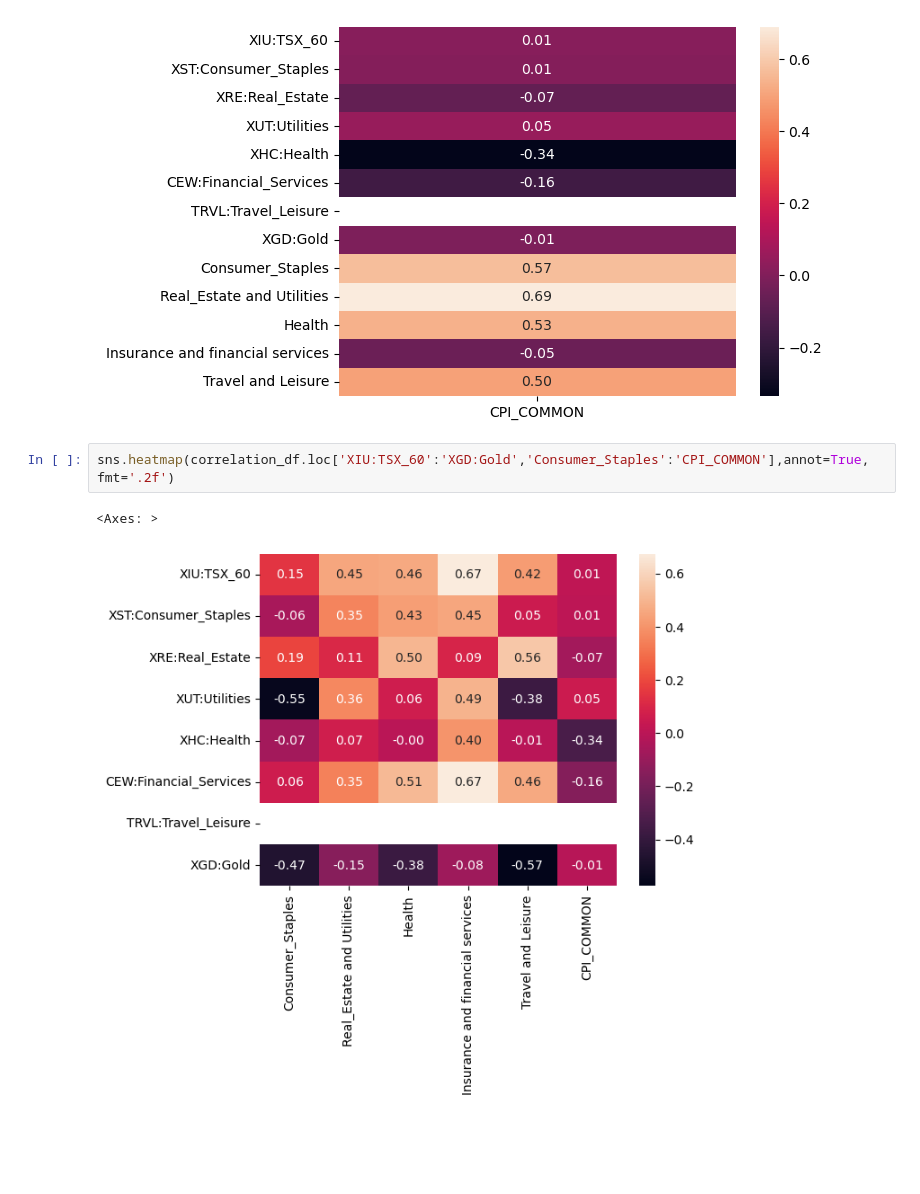
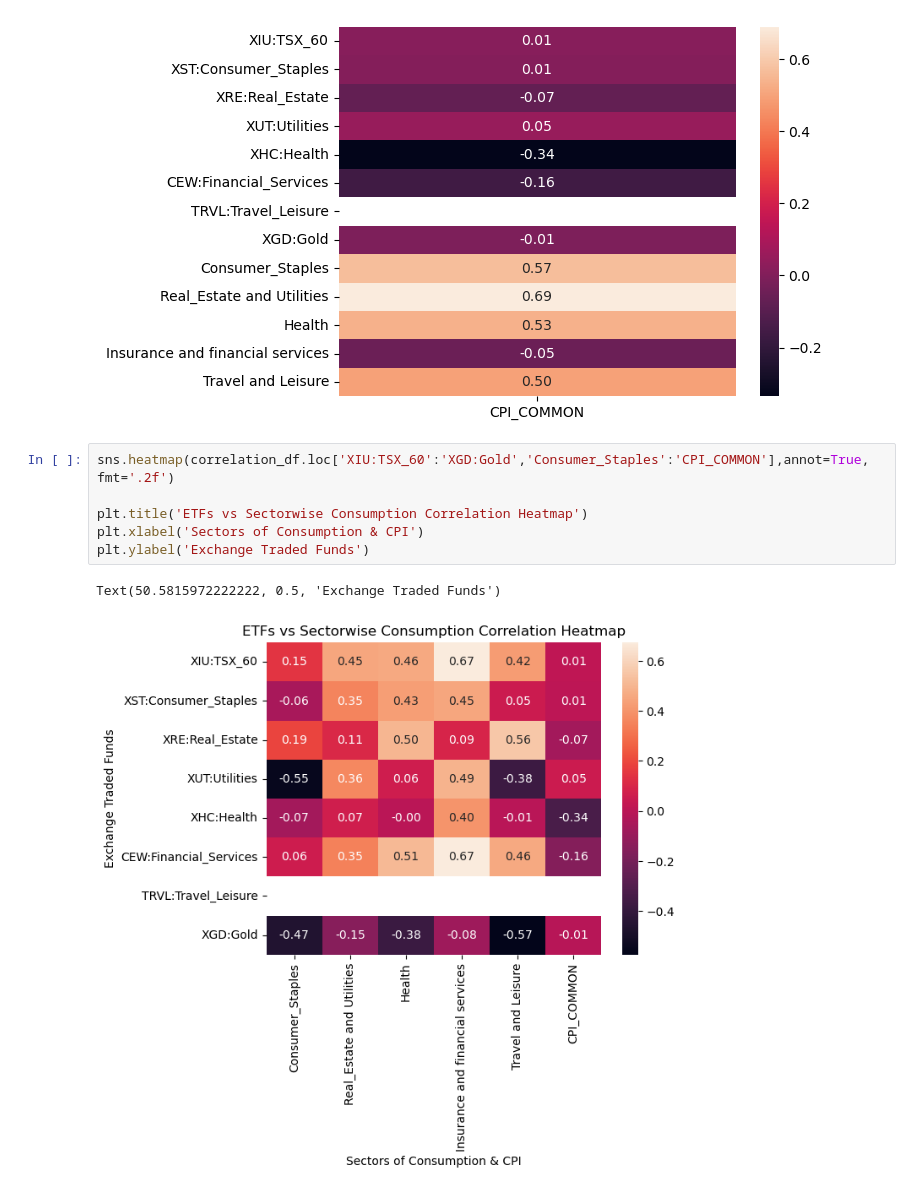
Before and after one commit to Sahib0096/Project-1-Group-3-, a Jupyter notebook: Project 1.ipynb, the cells around one changed output. Saved outputs shown, nothing was run; the diff lists cells and outputs as text; blank space fills up the shorter version.

```diff
--- a/Project 1.ipynb
+++ b/Project 1.ipynb
@@ -649,6 +649,10 @@ sns.heatmap(correlation_df.iloc[:-1,-1:],annot=True,fmt='.2f')
 [figure]
 # %%
 sns.heatmap(correlation_df.loc['XIU:TSX_60':'XGD:Gold','Consumer_Staples':'CPI_COMMON'],annot=True, fmt='.2f')
+
+plt.title('ETFs vs Sectorwise Consumption Correlation Heatmap')
+plt.xlabel('Sectors of Consumption & CPI')
+plt.ylabel('Exchange Traded Funds')
 # %% [output]
-<Axes: >
+Text(50.5815972222222, 0.5, 'Exchange Traded Funds')
-[figure, old version]
+[figure, new version]
```
Also changed, not shown: 2 other files.
